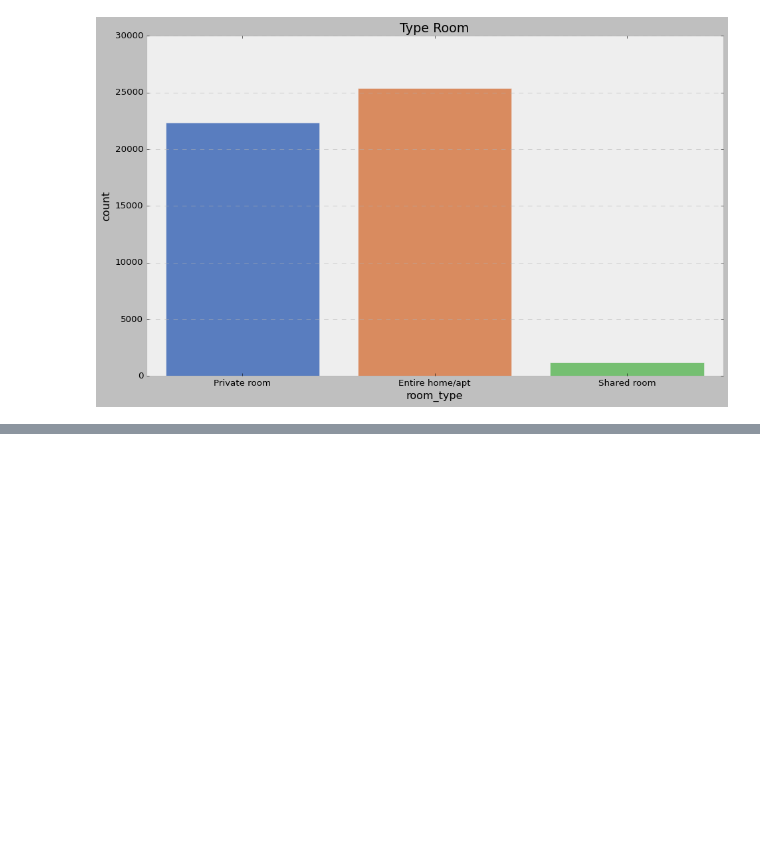
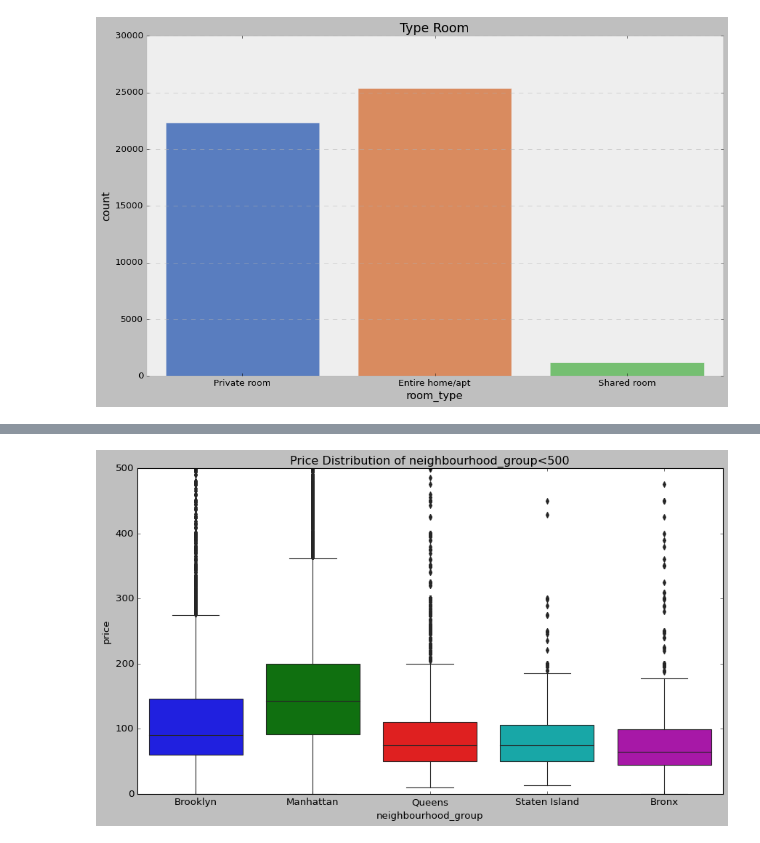
Before and after one commit to Mmbsaksd/Airbnb-EDA-Analysis, a Jupyter notebook: Airbnb.ipynb, the cells around one changed output, grey strips where cells are left out. Cells and saved outputs as stored; diff of their text form; code cells hidden in the pictures; blank space fills up the shorter version.

```diff
--- a/Airbnb.ipynb
+++ b/Airbnb.ipynb
@@ -133,0 +149,19 @@ Name: room_type, dtype: int64
+# %%
+plt.style.use('bmh')
+plt.figure(figsize=(14,8))
+
+plt.title("Neighbourhood Group Vs Room Availability")
+sns.boxplot(data=df, x='neighbourhood_group', y='availability_365',palette='muted')
+plt.show()
+# %%
+#Ploting boxplot on above information
+plt.style.use('classic')
+plt.figure(figsize=(13,7))
+
+plt.title("Price Distribution of neighbourhood_group<500")
+sns.boxplot(y='price',x='neighbourhood_group', data=df[df.price<500])
+
+
+plt.show()
+# %% [output]
+[figure, added]
```
Also changed, not shown: parts of 6 cells of this notebook.
